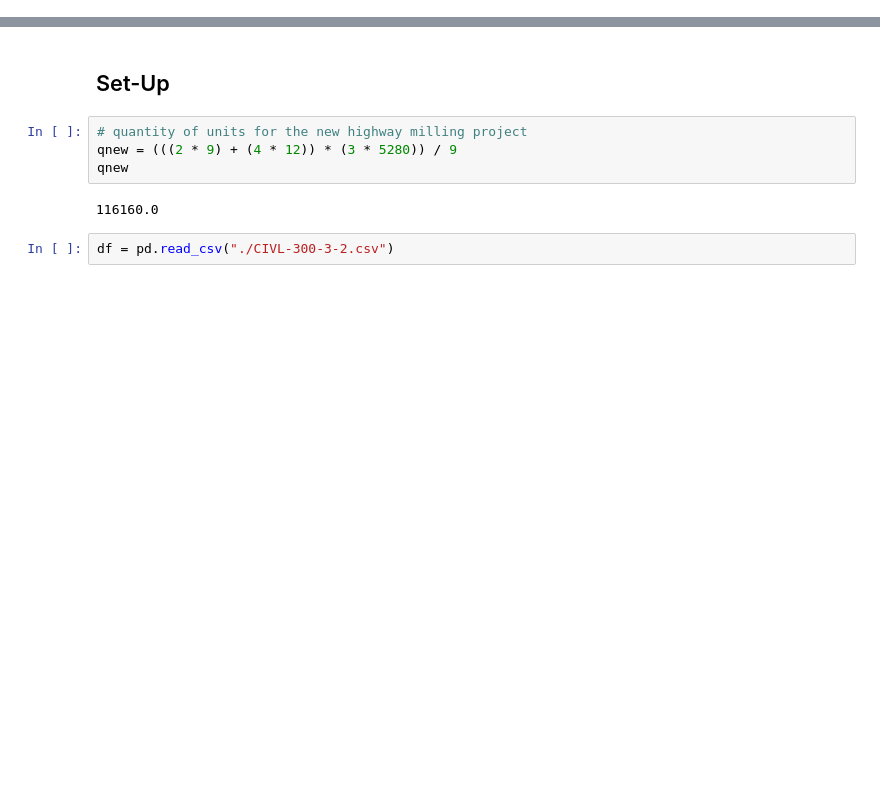
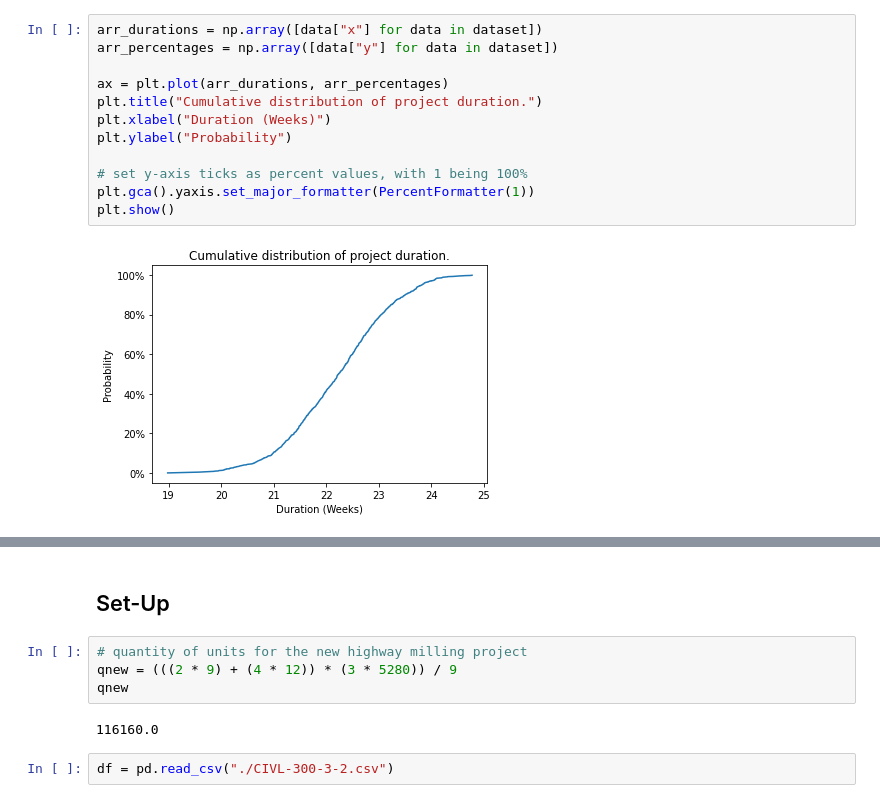
Before and after one commit to mpampolina/CIVL, a Jupyter notebook: CIVL 300 - Homework 3.ipynb, the cells around one changed output, grey strips where cells are left out. Drawn from its saved outputs; the diff is of its cells as text; blank space fills up the shorter version.

```diff
--- a/CIVL 300 - Homework 3.ipynb
+++ b/CIVL 300 - Homework 3.ipynb
@@ -7,0 +59,14 @@ from scipy.stats import uniform, triang
+# %%
+arr_durations = np.array([data["x"] for data in dataset])
+arr_percentages = np.array([data["y"] for data in dataset])
+
+ax = plt.plot(arr_durations, arr_percentages)
+plt.title("Cumulative distribution of project duration.")
+plt.xlabel("Duration (Weeks)")
+plt.ylabel("Probability")
+
+# set y-axis ticks as percent values, with 1 being 100%
+plt.gca().yaxis.set_major_formatter(PercentFormatter(1))
+plt.show()
+# %% [output]
+[figure, added]
```
Also changed, not shown: parts of 5 cells of this notebook.
